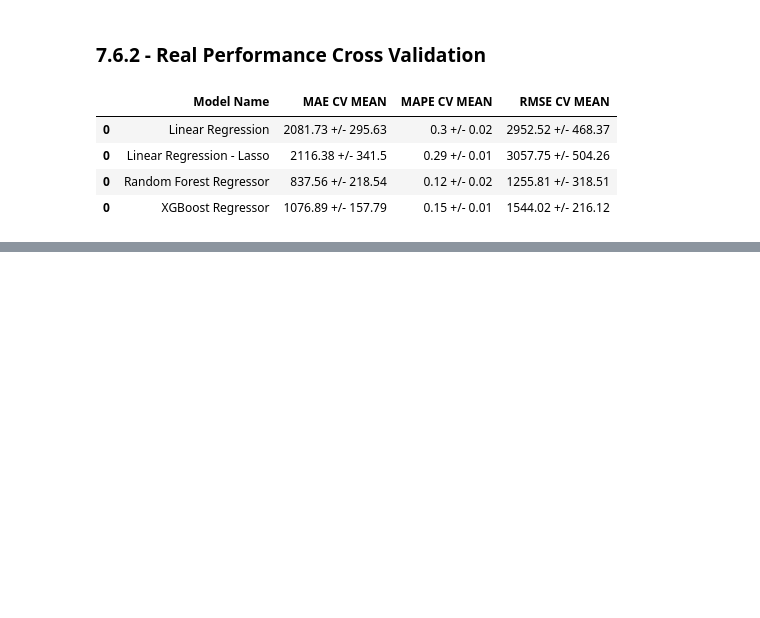
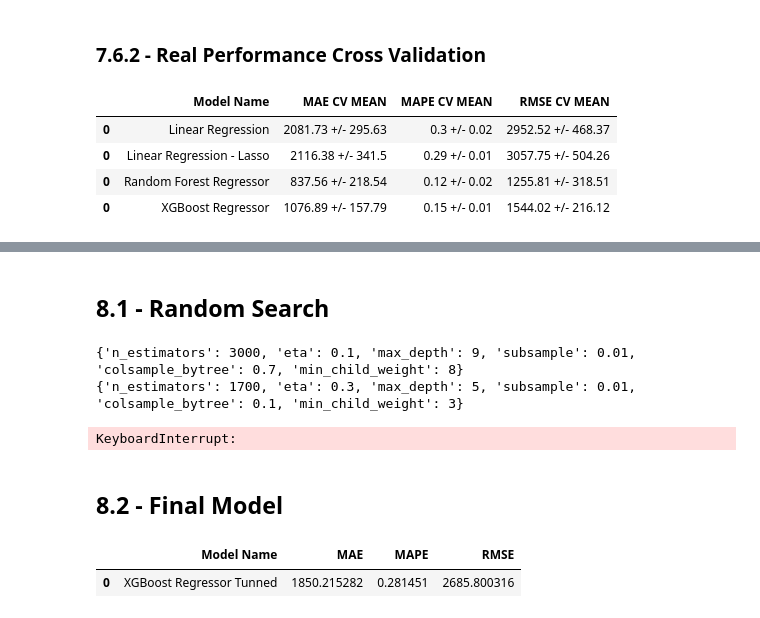
Before and after one commit to guigrandim/rossmann_store_sales, a Jupyter notebook: notebooks/datasets_analysis.ipynb, the cells around one changed output, grey strips where cells are left out. Drawn from its saved outputs; the diff is of its cells as text; code cells hidden in the pictures; blank space fills up the shorter version.

Commit message:
Step 8:Fine Tunning - Create Random Search test

```diff
--- a/notebooks/datasets_analysis.ipynb
+++ b/notebooks/datasets_analysis.ipynb
@@ -1271,0 +1276,2 @@ modelling_results_cv
+# %% [markdown]
+## 8.1 - Random Search
@@ -1271,0 +1288,54 @@ modelling_results_cv
+# %%
+final_result = pd.DataFrame()
+
+for i in range(MAX_EVAL):
+    #chose values for paramters randomly
+    hp = {k: random.sample(v,1)[0] for k, v in param.items()}
+    print(hp)
+    #model
+    model_xgb = xgb.XGBRegressor(objective='reg:squarederror',
+                                n_estimators = hp['n_estimators'],
+                                eta=hp['eta'],
+                                max_depth=hp['max_depth'],
+                                subsample=hp['subsample'],
+                                colsample_bytree=hp['colsample_bytree'],
+                                min_child_weight=hp['min_child_weight'])
+
+    #performance
+    result = cross_validation (x_training, 2, 'XGBoost Regressor', model_xgb, verbose=True)
+    final_result = pd.concat([final_result, result])
+
+final_result
+# %% [output]
+{'n_estimators': 3000, 'eta': 0.1, 'max_depth': 9, 'subsample': 0.01, 'colsample_bytree': 0.7, 'min_child_weight': 8}
+{'n_estimators': 1700, 'eta': 0.3, 'max_depth': 5, 'subsample': 0.01, 'colsample_bytree': 0.1, 'min_child_weight': 3}
+KeyboardInterrupt:
+# %% [markdown]
+## 8.2 - Final Model
+# %%
+param_tuned ={'n_estimators': 30,
+        'eta': 0.03,
+        'max_depth': 9,
+        'subsample': 0.01,
+        'colsample_bytree': 0.5,
+        'min_child_weight': 3
+}
+# %%
+#model
+model_xgb_tunned = xgb.XGBRegressor(objective='reg:squarederror',
+                                    n_estimators = param_tuned['n_estimators'],
+                                    eta=param_tuned['eta'],
+                                    max_depth=param_tuned['max_depth'],
+                                    subsample=param_tuned['subsample'],
+                                    colsample_bytree=param_tuned['colsample_bytree'],
+                                    min_child_weight=param_tuned['min_child_weight']).fit(x_train, y_train)
+
+#prediction
+yhat_xgb_tunned = model_xgb_tunned.predict(x_test)
+
+#performance
+xgb_result_tunned = ml_error ('XGBoost Regressor Tunned', np.expm1(y_test), np.expm1(yhat_xgb_tunned))
+xgb_result_tunned
+# %% [output]
+|  | Model Name | MAE | MAPE | RMSE |
+| 0 | XGBoost Regressor Tunned | 1850.215282 | 0.281451 | 2685.800316 |
```
Also changed, not shown: parts of 3 cells of this notebook.
